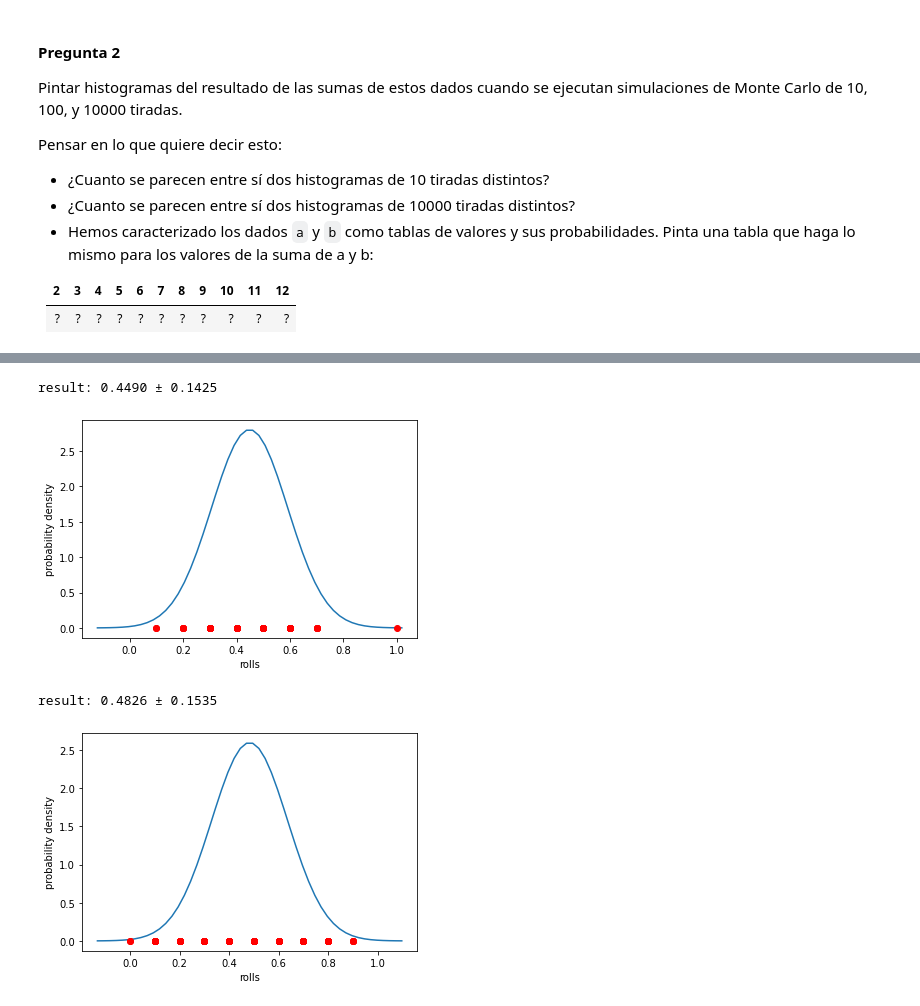
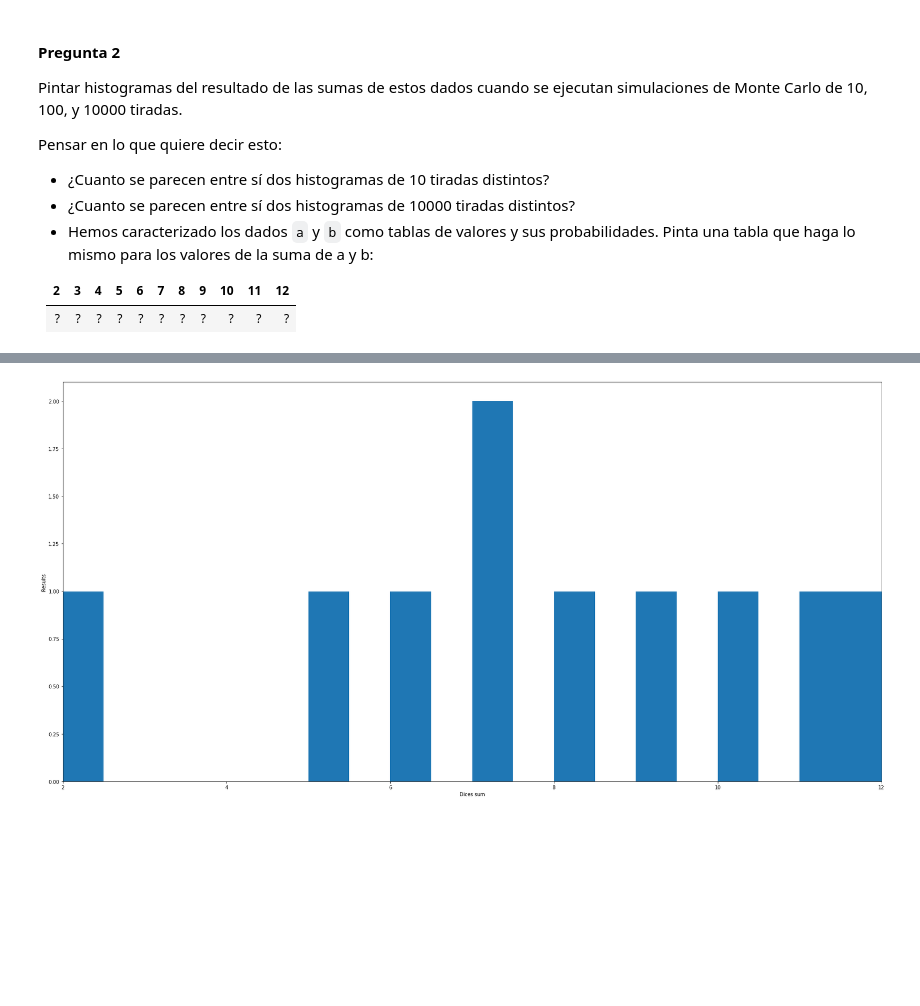
Before and after one commit to dorogoy/ejercicios, a Jupyter notebook: datos_univariados_2/intro.ipynb, the cells around one changed output, grey strips where cells are left out. Saved outputs shown, nothing was run; the diff lists cells and outputs as text; code cells hidden in the pictures; blank space fills up the shorter version.

```diff
--- a/datos_univariados_2/intro.ipynb
+++ b/datos_univariados_2/intro.ipynb
@@ -178,13 +178,11 @@ Jugamos a un juego en el que el jugador gana si saca más de un 8 y pierde si sa
 ##### Respuesta 1
 # %%
 def dices_roll() -> int:
-    if np.random.random() <= (7/12):
-        dice2 = 6
-    else:
-        dice2 = np.random.randint(1, 6)
-    dice1 = np.random.randint(1, 7)
-
-    return dice1 + dice2
+    dice_a = np.random.randint(1, 7)
+    dice_b = np.random.randint(1, 13)
+    if dice_b > 5:
+        dice_b = 6
+    return dice_a + dice_b
 
 
 def roll(trials: int) -> int:
@@ -194,6 +192,7 @@ def roll(trials: int) -> int:
             eight_or_more += 1
     return eight_or_more / trials
 
-for i in range(3):
+
+for i in range(5):
     print(roll(5000))
 # %% [output]
@@ -243,30 +217,18 @@ _ = plt.ylabel("probability density")
-# %%
-monte_carlo_100_mean, monte_carlo_100_std, monte_carlo_100, monte_carlo_100_clean = monte_carlo(100)
-
-print("result: {0:.4f} ± {1:.4f}".format(monte_carlo_100_mean, monte_carlo_100_std))
-# %% [output]
-result: 0.4490 ± 0.1425
-# %%
-x = np.linspace(monte_carlo_100_mean - 4 * monte_carlo_100_std, monte_carlo_100_mean + 4 * monte_carlo_100_std)
-y = scipy.stats.norm.pdf(x, loc=monte_carlo_100_mean, scale=monte_carlo_100_std)
-plt.plot(x, y)
-plt.plot(monte_carlo_100, [0 for _ in monte_carlo_100], 'ro')
-plt.xlabel("rolls")
-_ = plt.ylabel("probability density")
-# %% [output]
-[figure, removed]
-# %%
-monte_carlo_1000_mean, monte_carlo_1000_std, monte_carlo_1000, monte_carlo_1000_clean = monte_carlo(1000)
-
-print("result: {0:.4f} ± {1:.4f}".format(monte_carlo_1000_mean, monte_carlo_1000_std))
-# %% [output]
-result: 0.4826 ± 0.1535
-# %%
-x = np.linspace(monte_carlo_1000_mean - 4 * monte_carlo_1000_std, monte_carlo_1000_mean + 4 * monte_carlo_1000_std)
-y = scipy.stats.norm.pdf(x, loc=monte_carlo_1000_mean, scale=monte_carlo_1000_std)
-plt.plot(x, y)
-plt.plot(monte_carlo_1000, [0 for _ in monte_carlo_1000], 'ro')
-plt.xlabel("rolls")
-_ = plt.ylabel("probability density")
-# %% [output]
-[figure, removed]
+# %%
+def get_monte_carlo(trials:int) -> list:
+    experiment = []
+
+    for i in range(trials):
+        experiment.append(dices_roll())
+
+    return experiment
+
+
+result_for_10 = get_monte_carlo(10)
+plt.figure(figsize=(30, 15))
+plt.xlabel('Dices sum')
+plt.ylabel('Results')
+plt.xlim(2,12)
+_ = plt.hist(result_for_10, bins=20)
+# %% [output]
+[figure, added]
```
Also changed, not shown: parts of 11 cells of this notebook.
